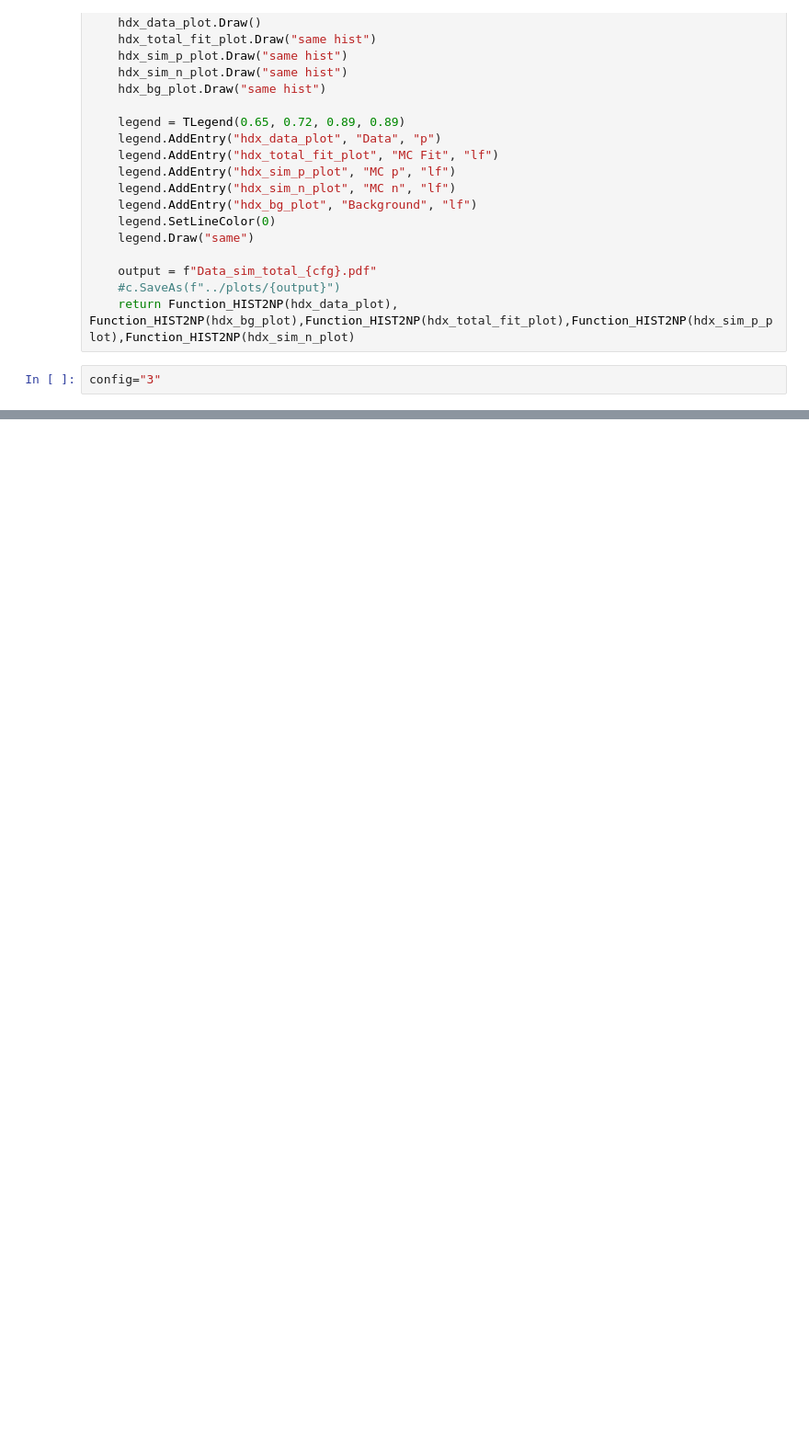
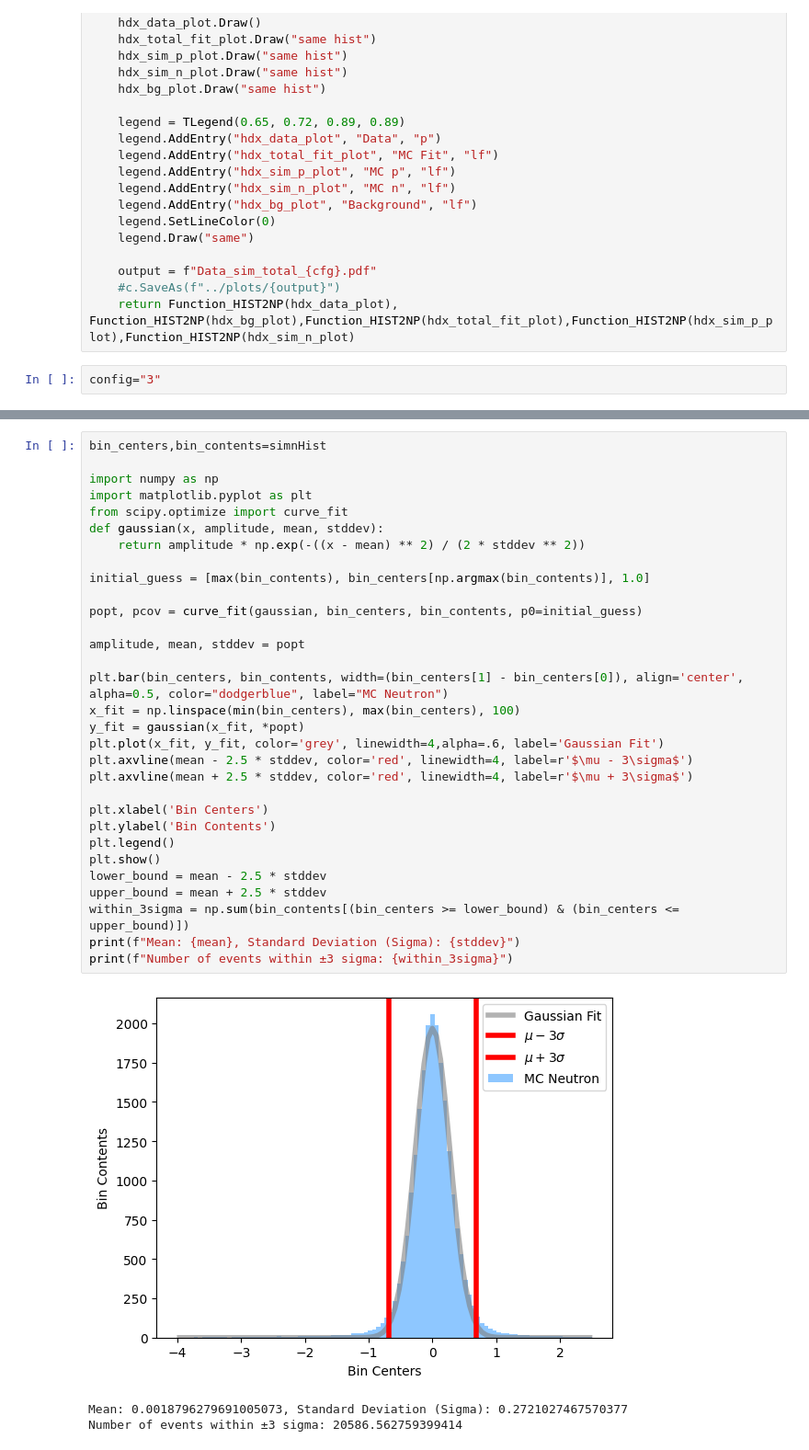
Before and after one commit to hp4xz/GEnAnalysis, a Jupyter notebook: analysis/fitdx.ipynb, the cells around one changed output, grey strips where cells are left out. Shown at 92% size. Drawn from its saved outputs; the diff is of its cells as text; blank space fills up the shorter version.

Commit message:
standard commit

```diff
--- a/analysis/fitdx.ipynb
+++ b/analysis/fitdx.ipynb
@@ -352,0 +372,35 @@ plt.show()
+# %%
+bin_centers,bin_contents=simnHist
+
+import numpy as np
+import matplotlib.pyplot as plt
+from scipy.optimize import curve_fit
+def gaussian(x, amplitude, mean, stddev):
+    return amplitude * np.exp(-((x - mean) ** 2) / (2 * stddev ** 2))
+
+initial_guess = [max(bin_contents), bin_centers[np.argmax(bin_contents)], 1.0]
+
+popt, pcov = curve_fit(gaussian, bin_centers, bin_contents, p0=initial_guess)
+
+amplitude, mean, stddev = popt
+
+plt.bar(bin_centers, bin_contents, width=(bin_centers[1] - bin_centers[0]), align='center', alpha=0.5, color="dodgerblue", label="MC Neutron")
+x_fit = np.linspace(min(bin_centers), max(bin_centers), 100)
+y_fit = gaussian(x_fit, *popt)
+plt.plot(x_fit, y_fit, color='grey', linewidth=4,alpha=.6, label='Gaussian Fit')
+plt.axvline(mean - 2.5 * stddev, color='red', linewidth=4, label=r'$\mu - 3\sigma$')
+plt.axvline(mean + 2.5 * stddev, color='red', linewidth=4, label=r'$\mu + 3\sigma$')
+
+plt.xlabel('Bin Centers')
+plt.ylabel('Bin Contents')
+plt.legend()
+plt.show()
+lower_bound = mean - 2.5 * stddev
+upper_bound = mean + 2.5 * stddev
+within_3sigma = np.sum(bin_contents[(bin_centers >= lower_bound) & (bin_centers <= upper_bound)])
+print(f"Mean: {mean}, Standard Deviation (Sigma): {stddev}")
+print(f"Number of events within ±3 sigma: {within_3sigma}")
+# %% [output]
+[figure, added]
+Mean: 0.0018796279691005073, Standard Deviation (Sigma): 0.2721027467570377
+Number of events within ±3 sigma: 20586.562759399414
```
Also changed, not shown: parts of 7 cells of this notebook, 2 other files.
